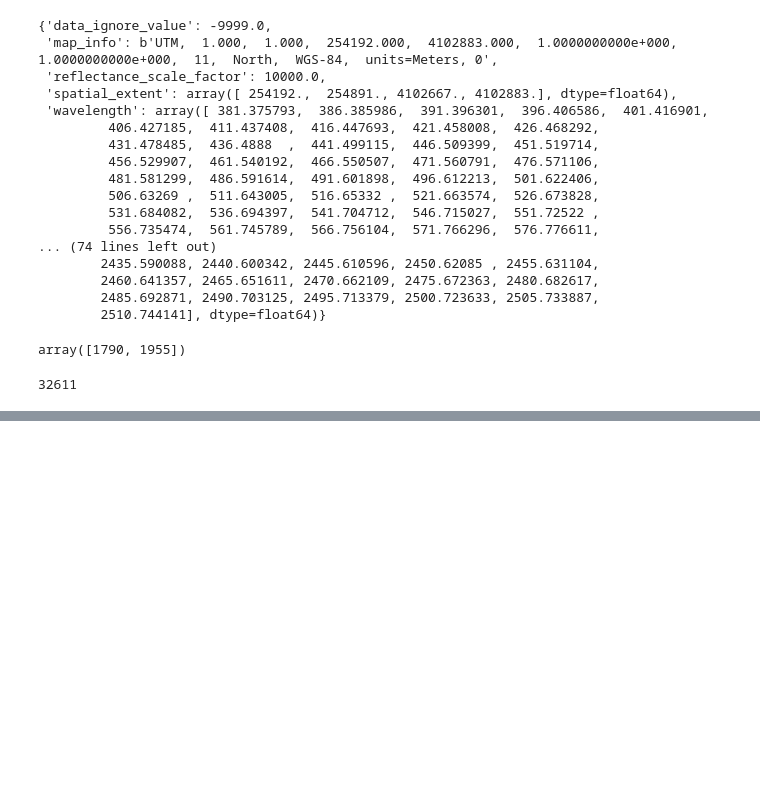
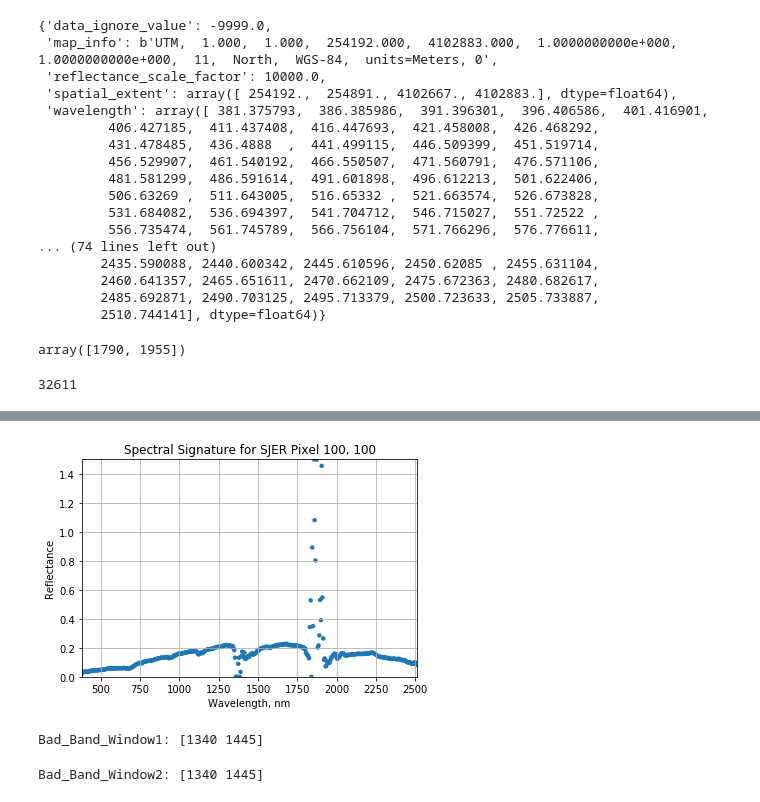
Before and after one commit to sarahmjaffe/2018_NEON-data-institute-Git-Demo, a Jupyter notebook: extract_and_plot_spectra_from_AOP.ipynb, the cells around one changed output, grey strips where cells are left out. Saved outputs shown, nothing was run; the diff lists cells and outputs as text; code cells hidden in the pictures; blank space fills up the shorter version.

```diff
--- a/extract_and_plot_spectra_from_AOP.ipynb
+++ b/extract_and_plot_spectra_from_AOP.ipynb
@@ -280,0 +290,9 @@ mapInfo = refl['Metadata']['Coordinate_System']['Map_Info']
+# %%
+# Make a new empty pandas dataframe
+serc_pixel_df = pd.DataFrame()
+# %%
+# add a column of reflectance data from the cleaned reflectance array
+serc_pixel_df['reflectance'] = reflArray[pixel_to_plot[0], pixel_to_plot[1], :]
+# %%
+# add second column to the dataframe with wavelength
+serc_pixel_df['wavelength'] = metadata['wavelength']
@@ -280,0 +319,36 @@ mapInfo = refl['Metadata']['Coordinate_System']['Map_Info']
+# %%
+# make a plot
+serc_pixel_df.plot(x='wavelength',
+                   y='reflectance',
+                   kind='scatter',
+                   edgecolor='none')
+
+plt.title('Spectral Signature for '+sitename+' Pixel '+', '.join(map(str, pixel_to_plot)))
+
+ax = plt.gca() # gca is short for get current axes
+
+ax.set_xlim([np.min(serc_pixel_df['wavelength']),
+             np.max(serc_pixel_df['wavelength'])])
+
+ax.set_ylim([np.min(serc_pixel_df['reflectance']),
+             np.max(serc_pixel_df['reflectance'])])
+
+ax.set_xlabel("Wavelength, nm")
+ax.set_ylabel("Reflectance")
+
+ax.grid('on')
+
+fig = ax.get_figure()
+fig.savefig('output/figs/'+sitename+'_plot1.png')
+# %% [output]
+[figure, added]
+# %%
+bbw1 = metadata['bad_band_window1']
+print('Bad_Band_Window1:', bbw1)
+# %% [output]
+Bad_Band_Window1: [1340 1445]
+# %%
+bbw2 = metadata['bad_band_window2']
+print('Bad_Band_Window2:', bbw1)
+# %% [output]
+Bad_Band_Window2: [1340 1445]
```
Also changed, not shown: parts of 13 cells of this notebook.
